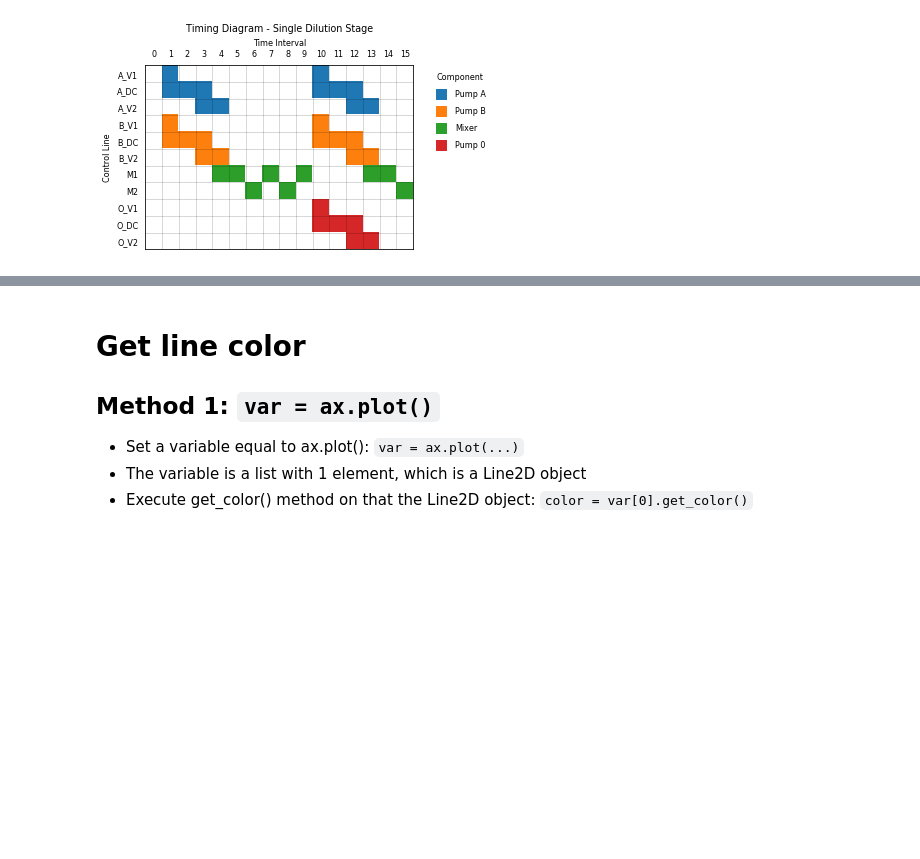
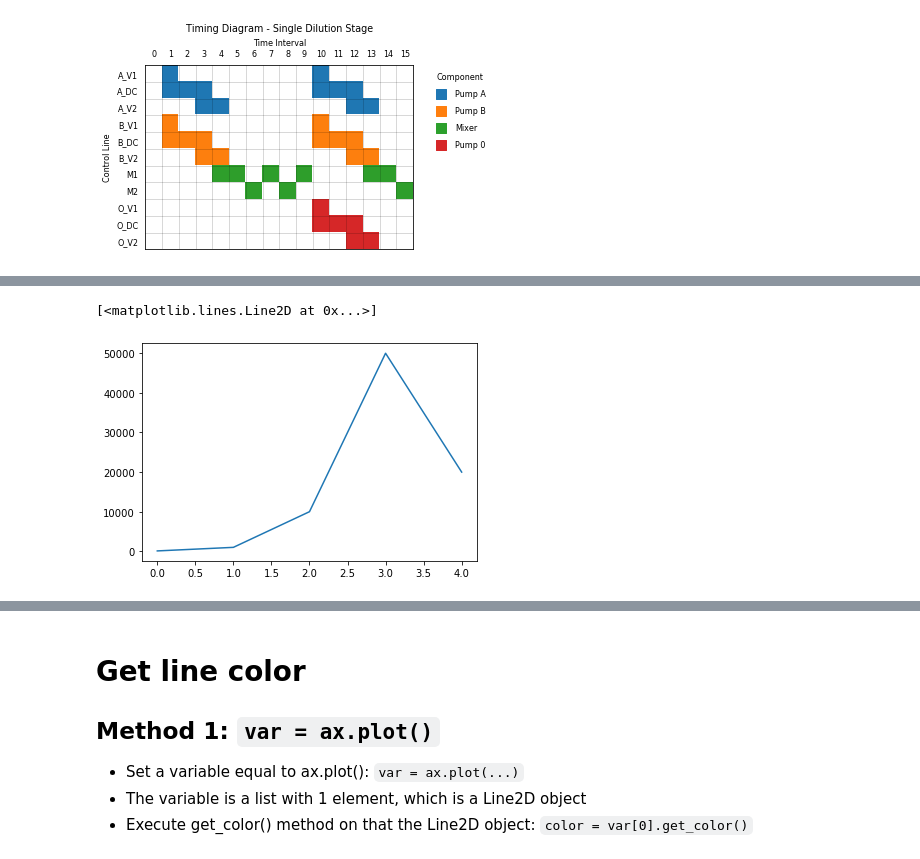
Before and after one commit to gregnordin/notes_to_self, a Jupyter notebook: python/matplotlib/matplotlib_notes.ipynb, the cells around one changed output, grey strips where cells are left out. Cells and saved outputs as stored; diff of their text form; code cells hidden in the pictures; blank space fills up the shorter version.

```diff
--- a/python/matplotlib/matplotlib_notes.ipynb
+++ b/python/matplotlib/matplotlib_notes.ipynb
@@ -327,0 +336,9 @@ ax.legend(bbox_to_anchor=(1.3, 1.0), scatterpoints=1, frameon=False, labelspacin
+# %%
+x = [0, 1, 2, 3, 4]
+y = [1.e2, 1.e3, 1.e4, 5.e4, 2.e4]
+
+fig, ax = plt.subplots()
+ax.plot(x, y)
+# %% [output]
+[<matplotlib.lines.Line2D at 0x...>]
+[figure, added]
```
Also changed, not shown: parts of 11 cells of this notebook.
